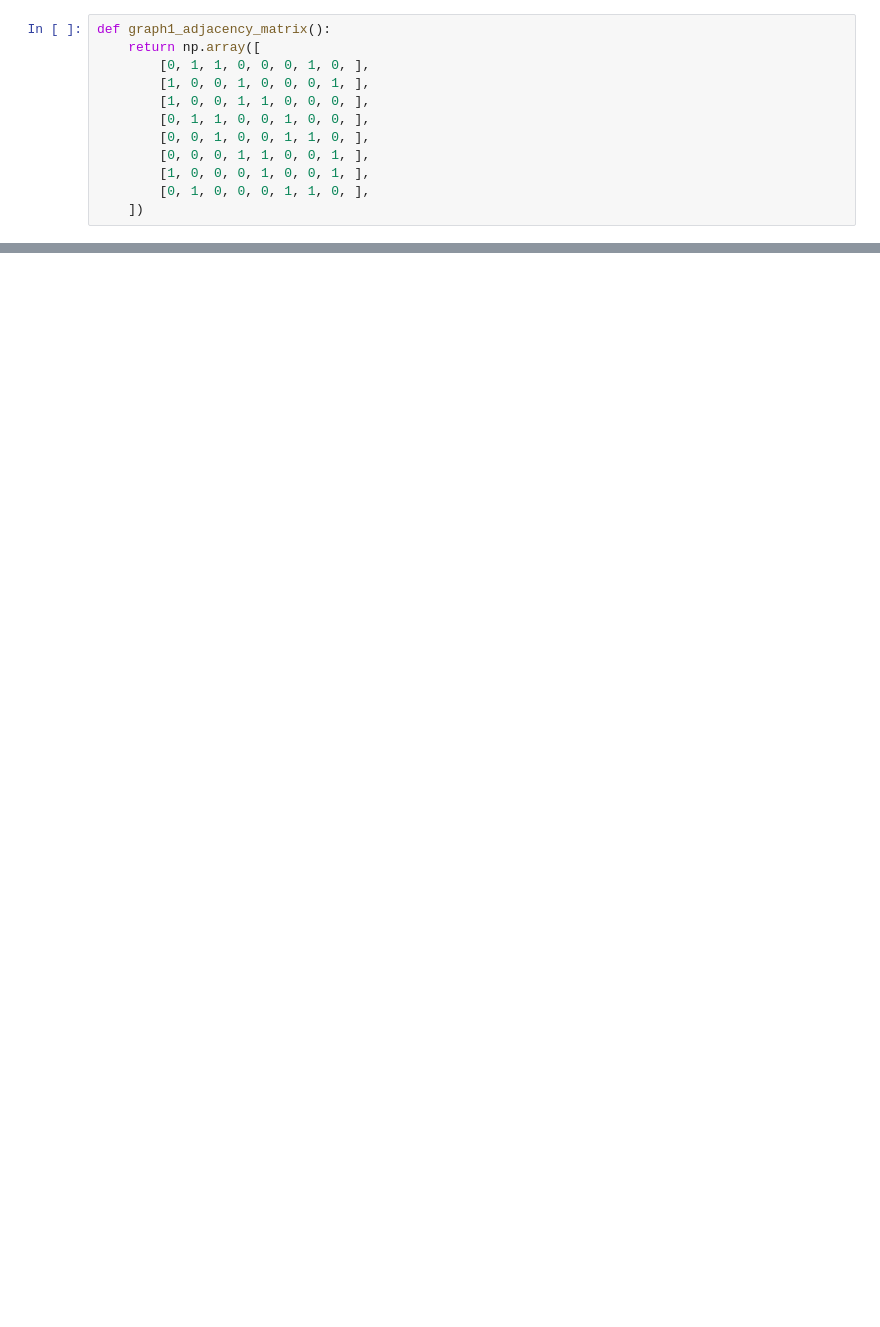
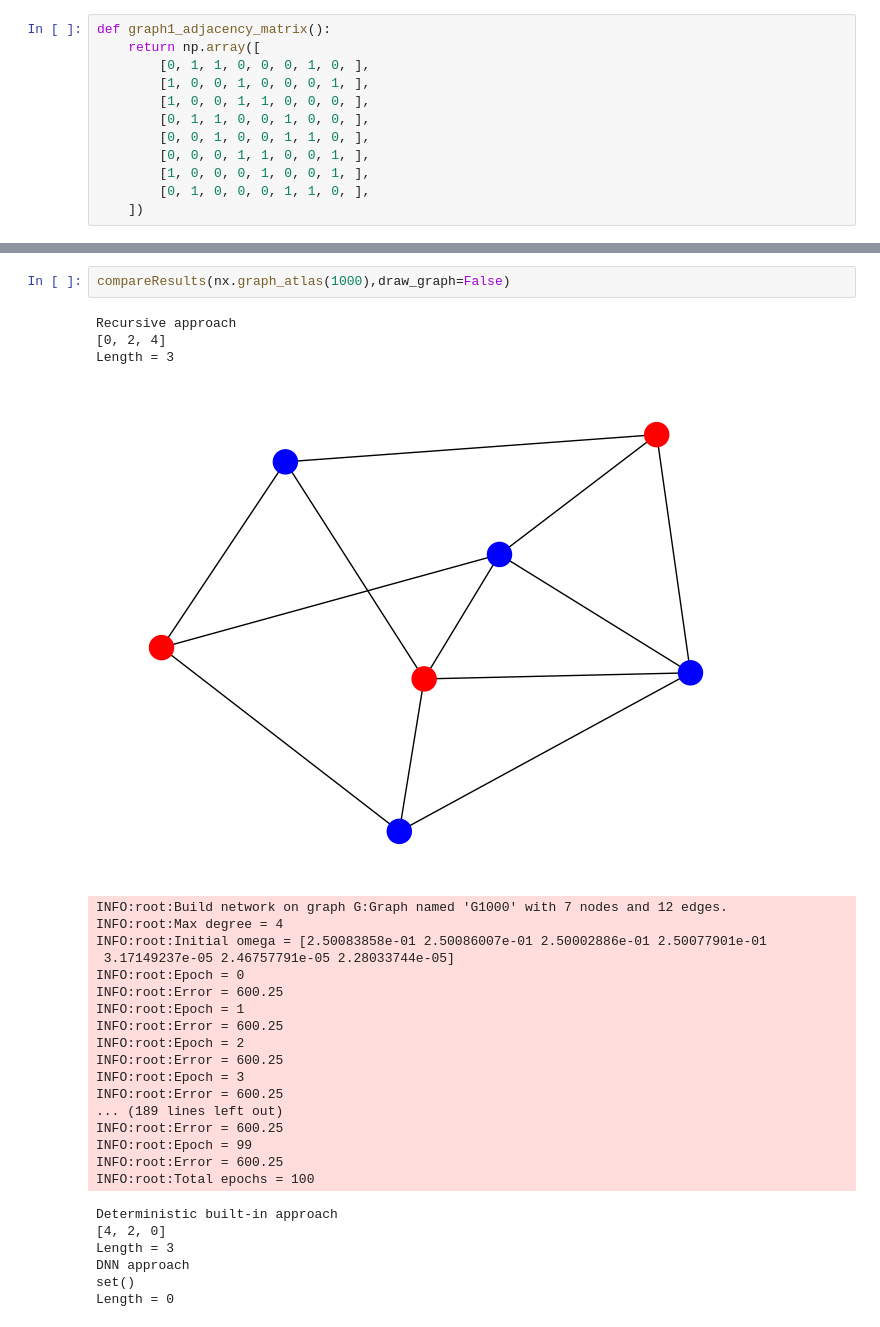
Before and after one commit to arteger/masters_thesis, a Jupyter notebook: main.ipynb, the cells around one changed output, grey strips where cells are left out. Saved outputs shown, nothing was run; the diff lists cells and outputs as text; blank space fills up the shorter version.

```diff
--- a/main.ipynb
+++ b/main.ipynb
@@ -176,0 +323,30 @@ Length = 12
+# %%
+compareResults(nx.graph_atlas(1000),draw_graph=False)
+# %% [output]
+Recursive approach
+[0, 2, 4]
+Length = 3
+[figure, added]
+INFO:root:Build network on graph G:Graph named 'G1000' with 7 nodes and 12 edges.
+INFO:root:Max degree = 4
+INFO:root:Initial omega = [2.50083858e-01 2.50086007e-01 2.50002886e-01 2.50077901e-01
+ 3.17149237e-05 2.46757791e-05 2.28033744e-05]
+INFO:root:Epoch = 0
+INFO:root:Error = 600.25
+INFO:root:Epoch = 1
+INFO:root:Error = 600.25
+INFO:root:Epoch = 2
+INFO:root:Error = 600.25
+INFO:root:Epoch = 3
+INFO:root:Error = 600.25
+... (189 lines left out)
+INFO:root:Error = 600.25
+INFO:root:Epoch = 99
+INFO:root:Error = 600.25
+INFO:root:Total epochs = 100
+Deterministic built-in approach
+[4, 2, 0]
+Length = 3
+DNN approach
+set()
+Length = 0
```
Also changed, not shown: parts of 24 cells of this notebook, 1 other file.
